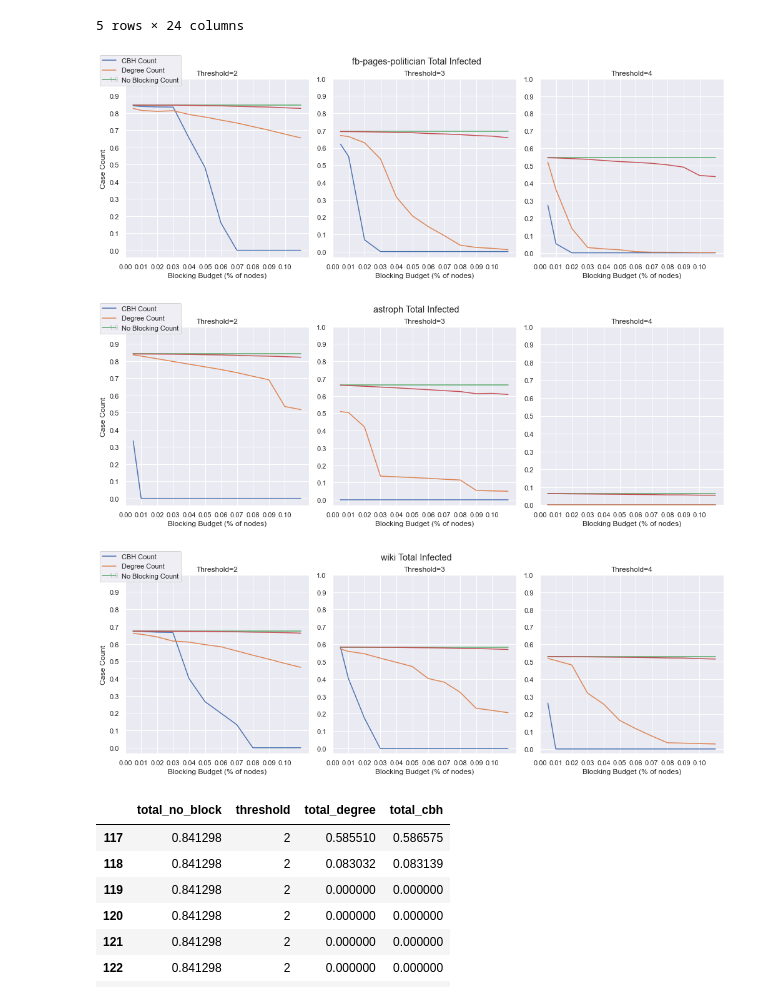
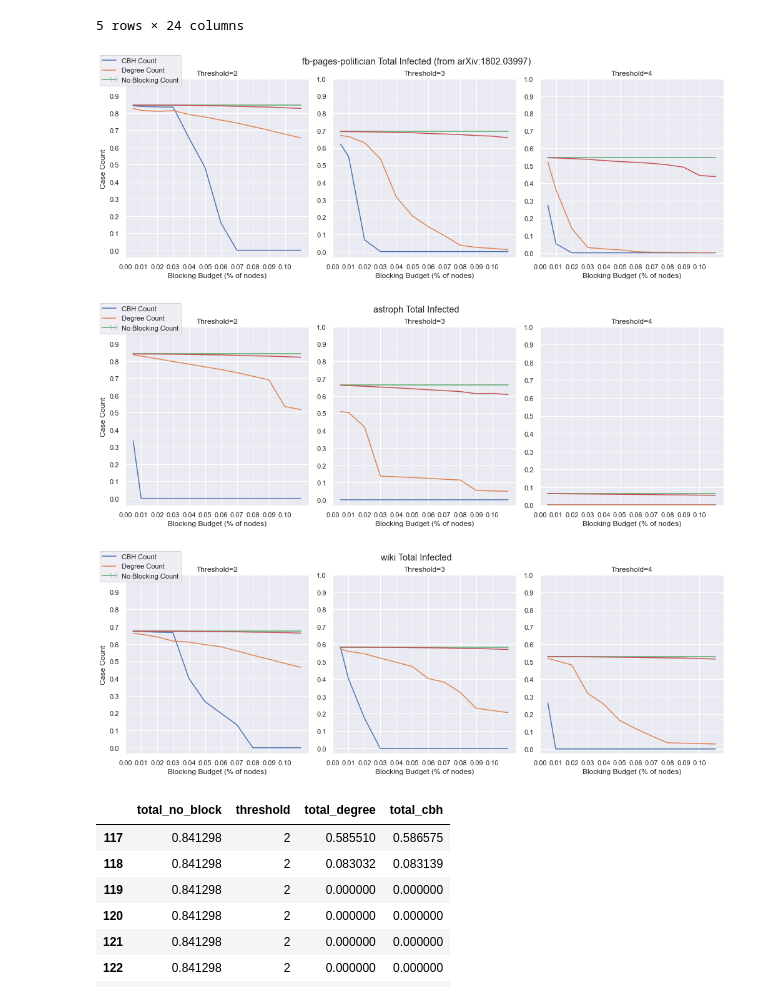
Before and after one commit to hcars/threshold_simulations_refactored, a Jupyter notebook: complex_net_proposal/experiment_results/analysis.ipynb, the cells around one changed output. Saved outputs shown, nothing was run; the diff lists cells and outputs as text; code cells hidden in the pictures.

```diff
--- a/complex_net_proposal/experiment_results/analysis.ipynb
+++ b/complex_net_proposal/experiment_results/analysis.ipynb
@@ -32,31 +32,33 @@ for i in range(results.shape[0]):
 # %%
 import matplotlib.pyplot as plt
 import numpy as np
 names = ['fb-pages-politician','astroph', 'wiki']
 thres = [2, 3, 4]
 
 for name in names:
     threshold = results[results.network_name == name]
     fig, ax = plt.subplots(1,3, figsize=(14, 5))
     fig.suptitle(name + " Total Infected")
+    if name == 'fb-pages-politician':
+        fig.suptitle(name + " Total Infected (from arXiv:1802.03997)")
 #        threshold = threshold[threshold.seed_size == 10]
     for i in range(len(thres)):
         subdf = threshold[threshold.threshold == thres[i]]
         cbh, = ax[i].plot(list(subdf.budget_total)[:-1], list(subdf.total_cbh)[:-1])
         degree, = ax[i].plot(list(subdf.budget_total)[:-1], list(subdf.total_degree)[:-1])
         no_block, = ax[i].plot(list(subdf.budget_total)[:-1], list(subdf.total_no_block)[:-1])
         random, = ax[i].plot(list(subdf.budget_total)[:-1], list(subdf.total_random)[:-1])
         ax[i].set_xticks(np.arange(0, .11, .01))
         ax[i].set_yticks(np.arange(0, 1.1, .1))
     fig.tight_layout(pad=1)
     fig.legend([cbh, degree, no_block], ['CBH Count', "Degree Count", "No Blocking Count"], loc='upper left')
     for i in range(3):
         ax[i].set_xlabel("Blocking Budget (% of nodes)")
         ax[i].set_title("Threshold=" + str(thres[i]))
     ax[0].set_ylabel("Case Count")
     plt.savefig("infected_cnt_" + name + ".pdf", bbox_inches="tight")
 # %% [output]
-[figure, old version]
+[figure, new version]
 [figure]
 [figure]
 # %%
```
Also changed, not shown: 3 other files.
